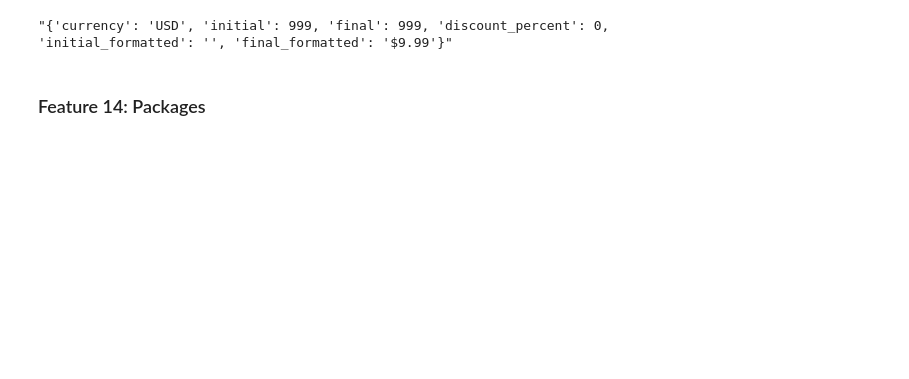
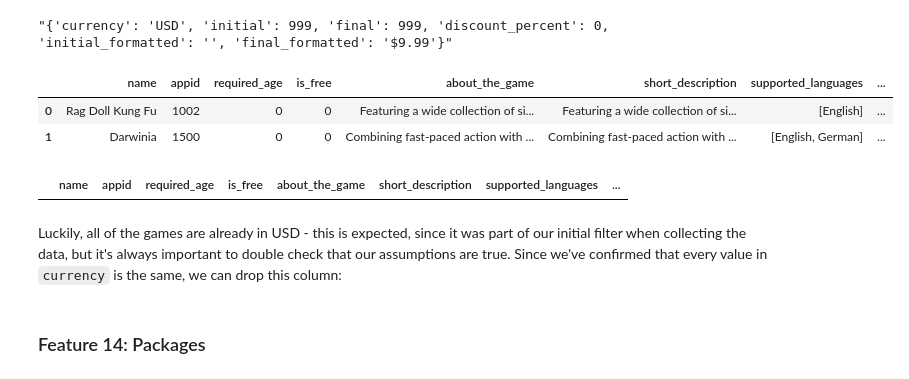
Before and after one commit to argwood/IndieP, a Jupyter notebook: IndieP_Data_Cleaning.ipynb, the cells around one changed output. Drawn from its saved outputs; the diff is of its cells as text; code cells hidden in the pictures; blank space fills up the shorter version.

```diff
--- a/IndieP_Data_Cleaning.ipynb
+++ b/IndieP_Data_Cleaning.ipynb
@@ -554,3 +556,35 @@ That looks so much better!
 data_steam['price_overview'].iloc[0]
 # %% [output]
 "{'currency': 'USD', 'initial': 999, 'final': 999, 'discount_percent': 0, 'initial_formatted': '', 'final_formatted': '$9.99'}"
+# %%
+def extract_price(df):
+    df = df.copy()
+
+    def convert_price(x):
+        if x is not np.nan:
+            return literal_eval(x)
+        else:
+            return {'currency': 'USD', 'final_formatted': -1}
+
+    df['price_overview'] = df['price_overview'].apply(convert_price) # evaluate dictionary
+    df.head()
+    # Create columns from currency and formatted price
+    df['currency'] = df['price_overview'].apply(lambda x: x['currency'])
+    df['price'] = df['price_overview'].apply(lambda x: x['final_formatted'])
+
+    df.loc[df['is_free'], 'price'] = 0 #if game is free, set price to $0
+
+    return df
+# %%
+data_steam = extract_price(data_steam)
+data_steam.head(2)
+# %% [output]
+|  | name | appid | required_age | is_free | about_the_game | short_description | supported_languages | ... |
+| 0 | Rag Doll Kung Fu | 1002 | 0 | 0 | Featuring a wide collection of si... | Featuring a wide collection of si... | [English] | ... |
+| 1 | Darwinia | 1500 | 0 | 0 | Combining fast-paced action with ... | Combining fast-paced action with ... | [English, German] | ... |
+# %%
+data_steam[data_steam['currency'] != 'USD']
+# %% [output]
+|  | name | appid | required_age | is_free | about_the_game | short_description | supported_languages | ... |
+# %% [markdown]
+Luckily, all of the games are already in USD - this is expected, since it was part of our initial filter when collecting the data, but it's always important to double check that our assumptions are true. Since we've confirmed that every value in `currency` is the same, we can drop this column:
```
Also changed, not shown: parts of 38 cells of this notebook.
